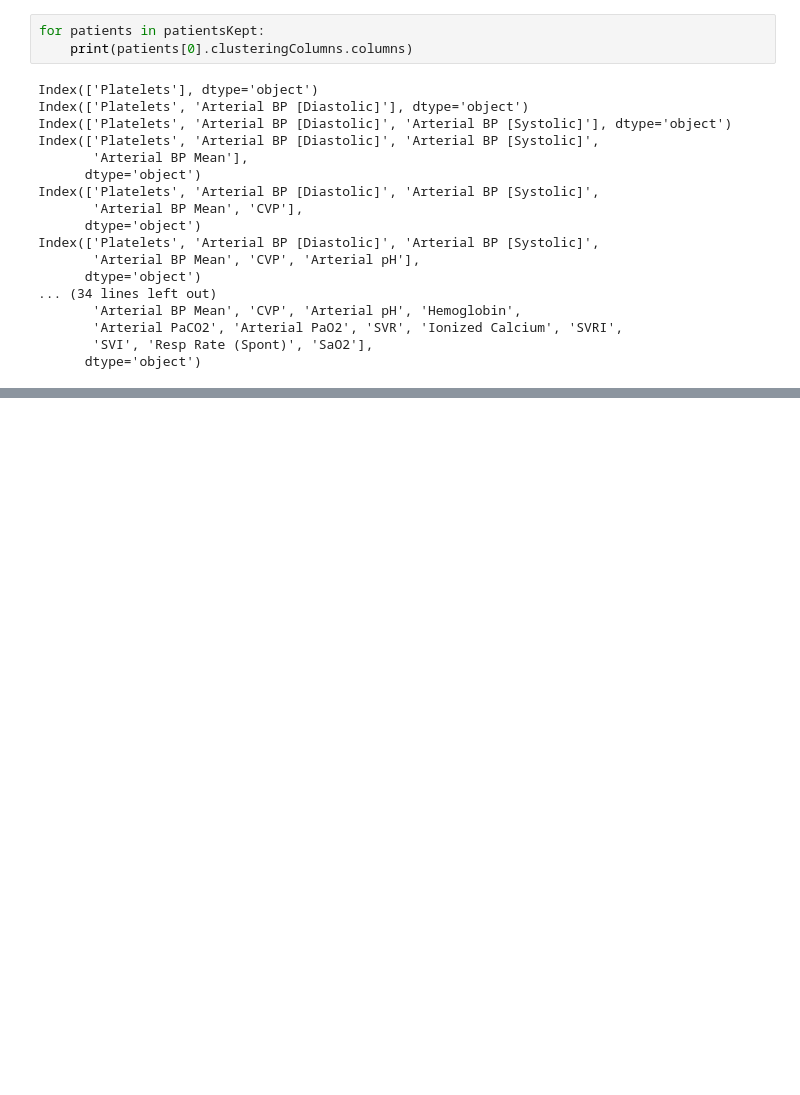
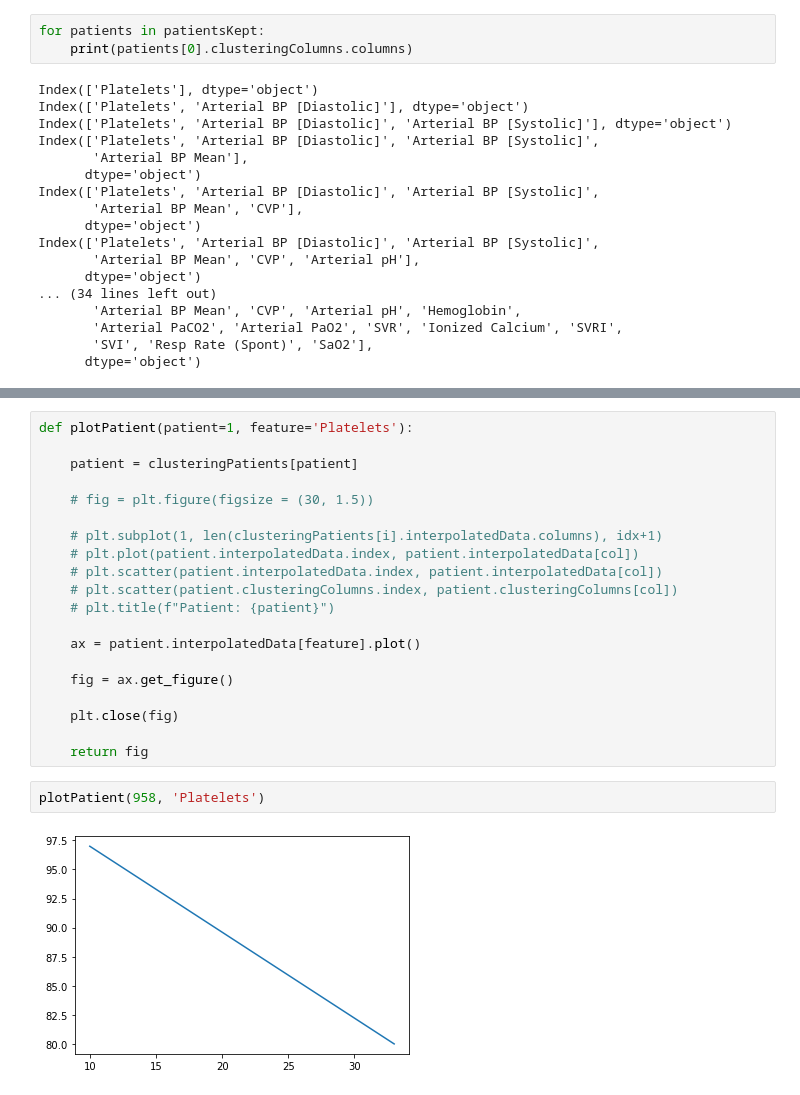
Before and after one commit to BenMarkFrost/LEN_Individual_Project, a Jupyter notebook: Static/temporalClustering.ipynb, the cells around one changed output, grey strips where cells are left out. Drawn from its saved outputs; the diff is of its cells as text; blank space fills up the shorter version.

```diff
--- a/Static/temporalClustering.ipynb
+++ b/Static/temporalClustering.ipynb
@@ -295,0 +351,24 @@ Index(['Platelets', 'Arterial BP [Diastolic]', 'Arterial BP [Systolic]',
+# %%
+def plotPatient(patient=1, feature='Platelets'):
+
+    patient = clusteringPatients[patient]
+
+    # fig = plt.figure(figsize = (30, 1.5))
+
+    # plt.subplot(1, len(clusteringPatients[i].interpolatedData.columns), idx+1)
+    # plt.plot(patient.interpolatedData.index, patient.interpolatedData[col])
+    # plt.scatter(patient.interpolatedData.index, patient.interpolatedData[col])
+    # plt.scatter(patient.clusteringColumns.index, patient.clusteringColumns[col])
+    # plt.title(f"Patient: {patient}")
+
+    ax = patient.interpolatedData[feature].plot()
+
+    fig = ax.get_figure()
+
+    plt.close(fig)
+
+    return fig
+# %%
+plotPatient(958, 'Platelets')
+# %% [output]
+[figure, added]
```
Also changed, not shown: parts of 19 cells of this notebook, 1 other file.
